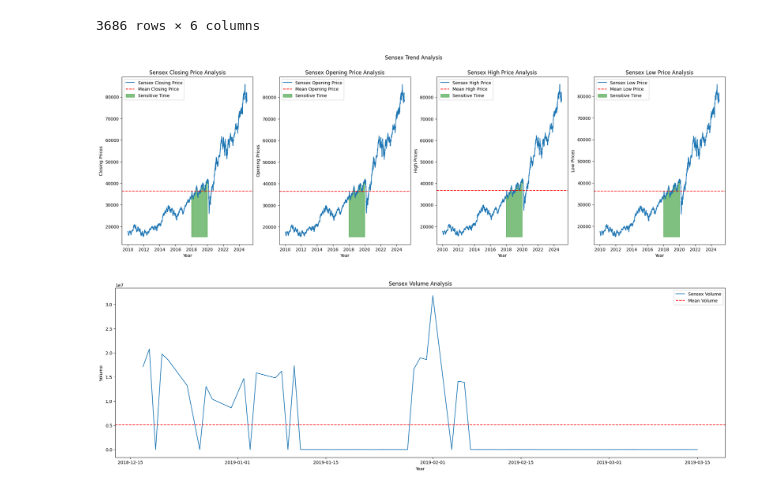
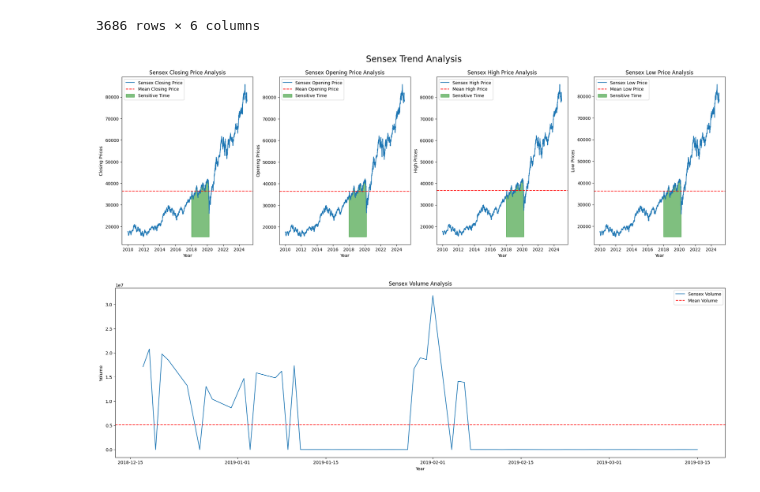
Before and after one commit to tanmaykumarchaki/AI-Driven-Market-Transformation-Analytics, a Jupyter notebook: data_import.ipynb, the cells around one changed output. Cells and saved outputs as stored; diff of their text form; code cells hidden in the pictures.

```diff
--- a/data_import.ipynb
+++ b/data_import.ipynb
@@ -711,7 +711,7 @@ x_sen_v = sensex['Volume'].values
 x_sen_v_mean = x_sen_v.mean()
 y_sen_v_min = min(x_sen_v)
 
-mask_sensex = ((sensex['Date'] >= '2018-01-01') & (sensex['Date'] <= '2020-01-01'))
+mask_sensex = ((sensex['Date'] >= '2018-01-01') & (sensex['Date'] <= '2020-03-20'))
 y_sen = sensex['Date'].values
 
 # x_sen_v = sensex['Volume'][mask_sensex].values
@@ -719,7 +719,7 @@ y_sen = sensex['Date'].values
 # y_sen_v_min = min(x_sen_v)
 # %%
 plt.figure(figsize=[25,7])
-plt.suptitle("Sensex Trend Analysis")
+plt.suptitle("Sensex Trend Analysis", fontsize=20)
 
 plt.subplot(1,4,1)
 plt.plot(y_sen,x_sen_c,label = 'Sensex Closing Price')
@@ -768,34 +768,34 @@ plt.fill_between(
     alpha = 0.5,
     label = 'Sensitive Time'
 )
 
 plt.title('Sensex High Price Analysis')
 plt.xlabel('Year')
 plt.ylabel('High Prices')
 plt.legend()
 
 
 plt.subplot(1,4,4)
 plt.plot(y_sen,x_sen_l,label = 'Sensex Low Price')
 plt.axhline(x_sen_l_mean, color = 'r', linestyle ='--',label ='Mean Low Price')
 plt.fill_between(
     y_sen,x_sen_l,
     y_sen_l_min,
     where = mask_sensex,
     color = 'g',
     alpha = 0.5,
     label = 'Sensitive Time'
 )
 
 plt.title('Sensex Low Price Analysis')
 plt.xlabel('Year')
 plt.ylabel('Low Prices')
 plt.legend()
 
 
 plt.show()
 # %% [output]
-[figure, old version]
+[figure, new version]
 # %%
 plt.figure(figsize=[25,7])
 
```
Also changed, not shown: parts of 9 cells of this notebook.
